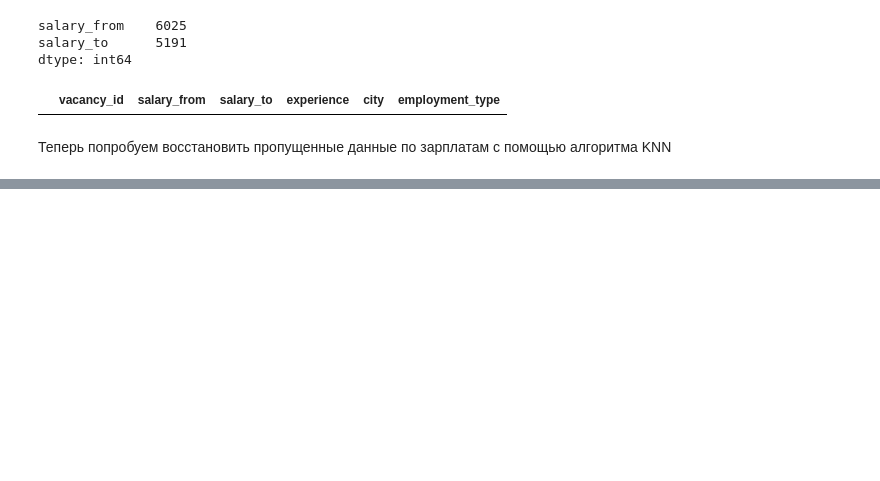
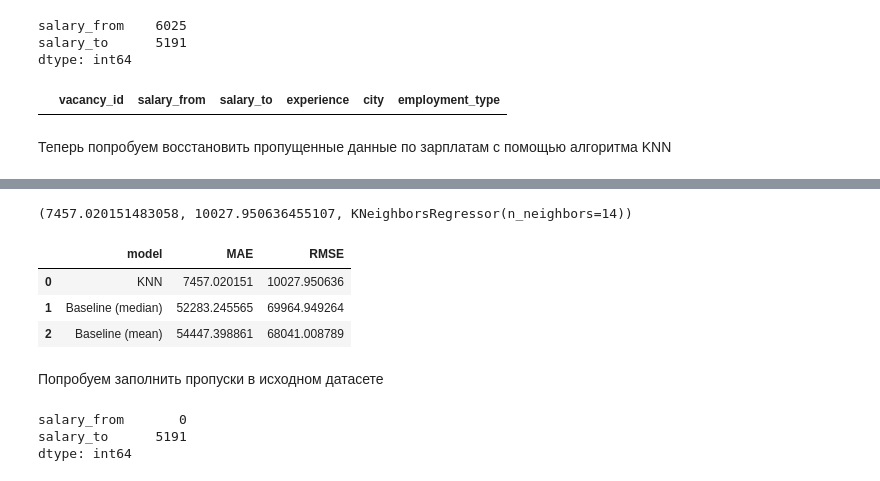
Before and after one commit to egor19lavysh/test-project-hh, a Jupyter notebook: main.ipynb, the cells around one changed output, grey strips where cells are left out. Saved outputs shown, nothing was run; the diff lists cells and outputs as text; code cells hidden in the pictures; blank space fills up the shorter version.

```diff
--- a/main.ipynb
+++ b/main.ipynb
@@ -129,0 +187,75 @@ scaler = StandardScaler()
+# %%
+best_mae = float('inf')
+best_rmse = float('inf')
+best_model = None
+
+for k in range(1, 17):
+    knn = KNeighborsRegressor(n_neighbors=k)
+
+    knn.fit(X_train_encoded, y_train)
+
+    prediction = knn.predict(X_test_encoded)
+
+    current_mae = mae(y_test, prediction)
+    current_rmse = mse(y_test, prediction) ** 0.5
+
+    if current_mae < best_mae:
+        best_mae = current_mae
+        best_rmse = current_rmse
+        best_model = knn
+# %%
+best_mae, best_rmse, best_model
+# %% [output]
+(7457.020151483058, 10027.950636455107, KNeighborsRegressor(n_neighbors=14))
+# %%
+best_prediction = best_model.predict(X_test_encoded)
+# %%
+baseline_median_value = y_train.median()
+baseline_mean_value = y_train.mean()
+
+baseline_median_prediction = np.full(len(y_test), baseline_median_value)
+baseline_mean_prediction = np.full(len(y_test), baseline_mean_value)
+
+comparison = pd.DataFrame({
+    'model': ['KNN', 'Baseline (median)', 'Baseline (mean)'],
+    'MAE': [
+        mae(y_test, best_prediction),
+        mae(y_test, baseline_median_prediction),
+        mae(y_test, baseline_mean_prediction)
+    ],
+    'RMSE': [
+            mse(y_test, best_prediction) ** 0.5,
+            mse(y_test, baseline_median_prediction) ** 0.5,
+            mse(y_test, baseline_mean_prediction) ** 0.5
+        ]
+    })
+
+comparison
+# %% [output]
+|  | model | MAE | RMSE |
+| 0 | KNN | 7457.020151 | 10027.950636 |
+| 1 | Baseline (median) | 52283.245565 | 69964.949264 |
+| 2 | Baseline (mean) | 54447.398861 | 68041.008789 |
+# %% [markdown]
+Попробуем заполнить пропуски в исходном датасете
+# %%
+missing_salary_from = df['salary_from'].isna() & df['salary_to'].notna()
+
+X_missing = df.loc[missing_salary_from, categorical_features + numeric_features]
+encoded_missing = encoder.transform(X_missing[categorical_features])
+scaled_missing = scaler.transform(X_missing[numeric_features])
+
+X_missing_encoded = pd.DataFrame(
+    np.hstack([scaled_missing, encoded_missing]),
+    columns=feature_names,
+    index=X_missing.index
+)
+
+predicted_salary_from = best_model.predict(X_missing_encoded).ravel()
+df.loc[missing_salary_from, 'salary_from'] = predicted_salary_from
+
+df[['salary_from', 'salary_to']].isna().sum()
+# %% [output]
+salary_from       0
+salary_to      5191
+dtype: int64
```
Also changed, not shown: parts of 29 cells of this notebook, 2 other files.
